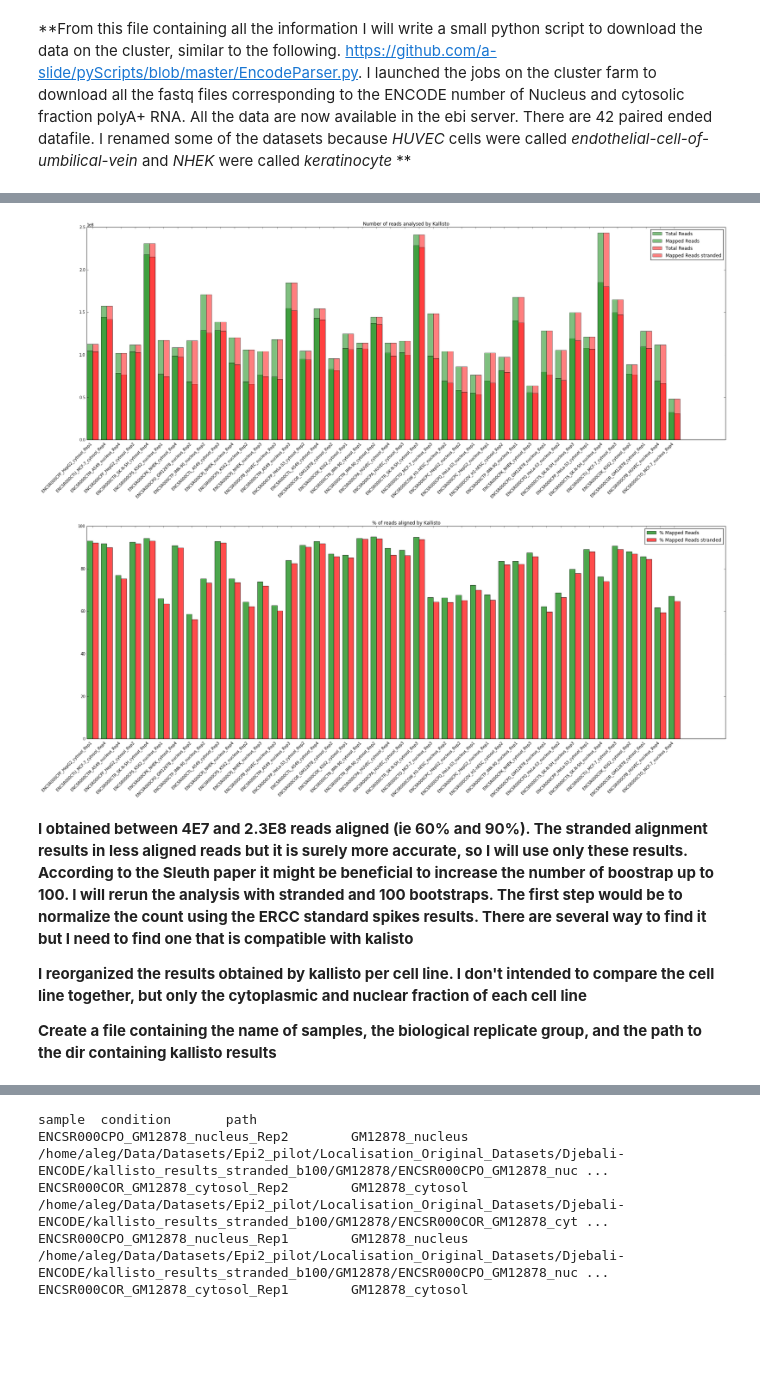
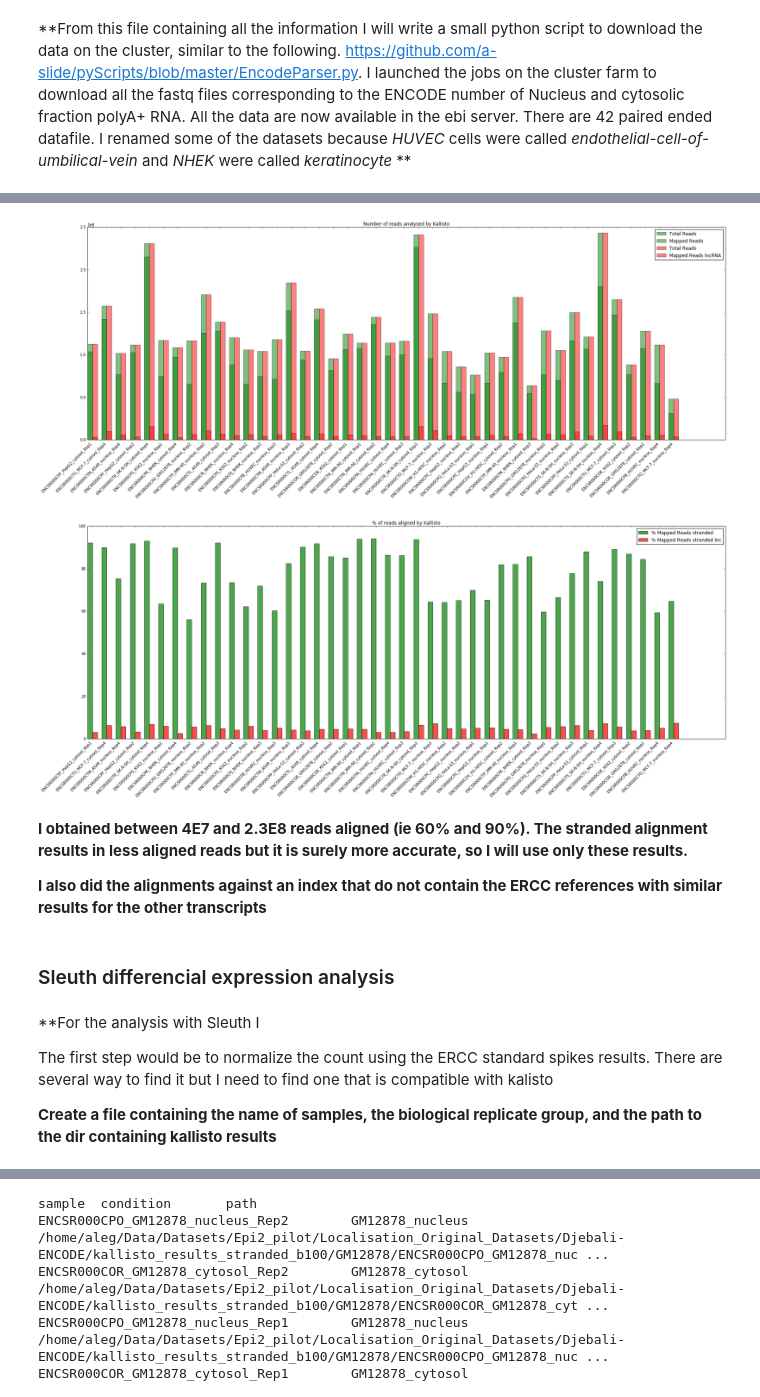
Before and after one commit to a-slide/iPython-Notebook, a Jupyter notebook: Notebooks/2016_05_23_Epi2_pilot_datasets_analysis.ipynb, the cells around one changed output, grey strips where cells are left out. Cells and saved outputs as stored; diff of their text form; code cells hidden in the pictures; blank space fills up the shorter version.

Commit message:
update analysis with sleuth

```diff
--- a/Notebooks/2016_05_23_Epi2_pilot_datasets_analysis.ipynb
+++ b/Notebooks/2016_05_23_Epi2_pilot_datasets_analysis.ipynb
@@ -2496,60 +2629,65 @@ ENCFF000HJP     fastq   reads   ENCSR000COK     RNA-seq EFO:0002067     K562
 sname_list=[]
 total_list=[]
 mapped_list=[]
-total_strand_list=[]
-mapped_strand_list=[]
+total_lnc_list=[]
+mapped_lnc_list=[]
 flen_list=[]
 
 # results obtained with basic alignment using Kallisto quant
-for file in glob("./Localisation_Original_Datasets/Djebali-ENCODE/kallisto_results/*/stderr.txt"):
+for file in glob("./Localisation_Original_Datasets/Djebali-ENCODE/kallisto/allRNA/*/stderr.txt"):
     sname_list.append(file.split("/")[-2])
     lines = !cat {file}
+    flen_list.append(float(lines[12].split()[-1].replace(",","")))
     total_list.append(int(lines[11].split()[2].replace(",","")))
     mapped_list.append(int(lines[11].split()[4].replace(",","")))
-    #flen_list.append(float(lines[12].split()[-1].replace(",","")))
 
 # results obtained with stranded alignment using Kallisto quant
-for file in glob("./Localisation_Original_Datasets/Djebali-ENCODE/kallisto_results_stranded/*/stderr.txt"):
+for file in glob("./Localisation_Original_Datasets/Djebali-ENCODE/kallisto/lncRNA/*/stderr.txt"):
     lines = !cat {file}
-    total_strand_list.append(int(lines[11].split()[2].replace(",","")))
-    mapped_strand_list.append(int(lines[11].split()[4].replace(",","")))
-    #flen_list.append(float(lines[12].split()[-1].replace(",","")))
+    total_lnc_list.append(int(lines[11].split()[2].replace(",","")))
+    mapped_lnc_list.append(int(lines[11].split()[4].replace(",","")))
 # %%
 # Plot the results
 index = np.arange(len(sname_list))
-bar_width = 0.40
+bar_width = 0.35
 
 p1 = pl.bar(index, total_list, bar_width, color="green", alpha=0.5)
 p2 = pl.bar(index, mapped_list, bar_width, color="green", alpha=0.5)
-p3 = pl.bar(index+bar_width, total_strand_list, bar_width, color="red", alpha=0.5)
-p4 = pl.bar(index+bar_width, mapped_strand_list, bar_width, color="red", alpha=0.5)
+p3 = pl.bar(index+bar_width, total_lnc_list, bar_width, color="red", alpha=0.5)
+p4 = pl.bar(index+bar_width, mapped_lnc_list, bar_width, color="red", alpha=0.5)
 
 pl.xticks(index+bar_width, sname_list, rotation=45, horizontalalignment ="right")
-pl.legend((p1[0], p2[0], p3[0], p4[0]), ('Total Reads', 'Mapped Reads', 'Total Reads', 'Mapped Reads stranded'))
+pl.legend((p1[0], p2[0], p3[0], p4[0]), ('Total Reads', 'Mapped Reads','Total Reads', 'Mapped Reads lncRNA'))
 pl.title("Number of reads analysed by Kallisto")
 pl.show()
 # %% [output]
-[figure, old version]
+[figure, new version]
 # %%
 # Plot the results
 index = np.arange(len(sname_list))
-bar_width = 0.40
+bar_width = 0.35
 
 percent_unstrand = [mapped/total*100.0 for mapped, total in zip(mapped_list, total_list)]
-percent_strand = [mapped/total*100.0 for mapped, total in zip(mapped_strand_list, total_strand_list)]
+percent_strand = [mapped/total*100.0 for mapped, total in zip(mapped_lnc_list, total_lnc_list)]
 
 p1 = pl.bar(index, percent_unstrand, bar_width, color="green", alpha=0.7)
 p2 = pl.bar(index+bar_width, percent_strand, bar_width, color="red", alpha=0.7)
 
 pl.xticks(index+bar_width, sname_list, rotation=45, horizontalalignment ="right")
-pl.legend((p1[0], p2[0]), ('% Mapped Reads', '% Mapped Reads stranded'))
+pl.legend((p1[0], p2[0]), ('% Mapped Reads stranded', '% Mapped Reads stranded lnc'))
 pl.title("% of reads aligned by Kallisto")
 pl.show()
 # %% [output]
-[figure, old version]
+[figure, new version]
+# %% [markdown]
+**I obtained between 4E7 and 2.3E8 reads aligned (ie 60% and 90%). The stranded alignment results in less aligned reads but it is surely more accurate, so I will use only these results.**
+
+**I also did the alignments against an index that do not contain the ERCC references with similar results for the other transcripts**
+# %% [markdown]
+### Sleuth differencial expression analysis
 # %% [markdown]
-**I obtained between 4E7 and 2.3E8 reads aligned (ie 60% and 90%). The stranded alignment results in less aligned reads but it is surely more accurate, so I will use only these results. According to the Sleuth paper it might be beneficial to increase the number of boostrap up to 100. I will rerun the analysis with stranded and 100 bootstraps. The first step would be to normalize the count using the ERCC standard spikes results. There are several way to find it but I need to find one that is compatible with kalisto**
+**For the analysis with Sleuth I
 
-**I reorganized the results obtained by kallisto per cell line. I don't intended to compare the cell line together, but only the cytoplasmic and nuclear fraction of each cell line**
+The first step would be to normalize the count using the ERCC standard spikes results. There are several way to find it but I need to find one that is compatible with kalisto
 
 **Create a file containing the name of samples, the biological replicate group, and the path to the dir containing kallisto results**
```
Also changed, not shown: parts of 38 cells of this notebook.
